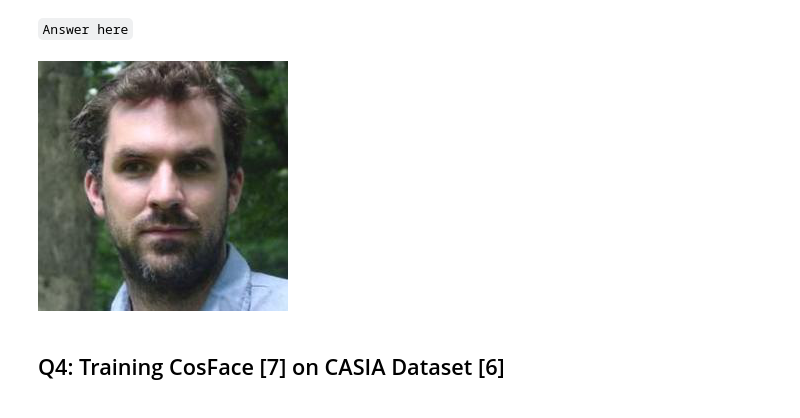
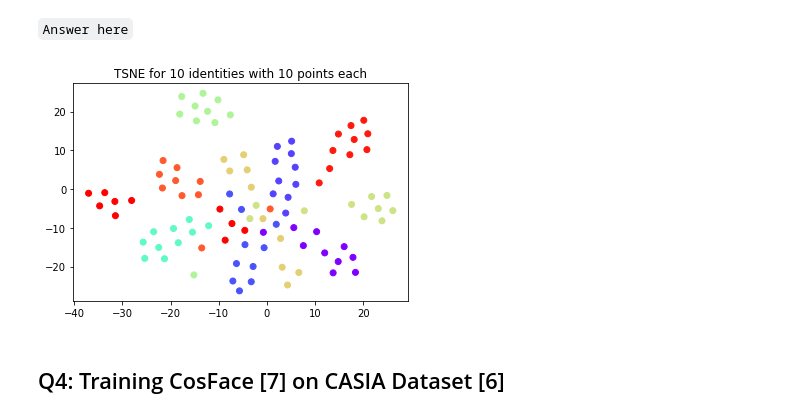
Before and after one commit to devanshuDesai/cse252d-sp21-hw2, a Jupyter notebook: hw2_questions.ipynb, the cells around one changed output. Cells and saved outputs as stored; diff of their text form; code cells hidden in the pictures.

```diff
--- a/hw2_questions.ipynb
+++ b/hw2_questions.ipynb
@@ -435,5 +442,0 @@ img_paths = glob.glob(f'{casia_dir}/*/*.jpg')
-# %%
-from PIL import Image
-Image.open(img_paths[2])
-# %% [output]
-[figure, removed]
@@ -442,3 +470,42 @@ Image.open(img_paths[2])
+# %%
+import faceNet
+import torch
+import dataLoader
+from torch.utils.data import DataLoader
+import matplotlib.pyplot as plt
+%matplotlib inline
+
+def plot_tsne(model, checkpoint):
+    os.chdir(f'../{model}')
+
+    # load model
+    net = faceNet.faceNet(feature=True, m=4)
+    net.load_state_dict(torch.load(f'{checkpoint}/net_6.pth'))
+
+    # load data
+    faceDataset = dataLoader.BatchLoader(
+    imageRoot='/datasets/cs252-sp21-A00-public/hw2_data/CASIA-WebFace',
+    alignmentRoot='data/tsne_landmark.txt')
+    faceLoader = DataLoader(faceDataset, batch_size=100)
+    features, targets = None, None
+    for batch in faceLoader:
+        features = net(batch['img']).data.numpy()
+        targets = batch['target'].data.numpy().reshape(-1)
+
+    # compute embeddings
+    from sklearn.manifold import TSNE
+    tsne = TSNE(2)
+    feature_embeddings = tsne.fit_transform(features)
+    x = feature_embeddings[:,0]
+    y = feature_embeddings[:,1]
+
+    # plot data
+    plt.scatter(x, y, c=targets, cmap=plt.cm.rainbow)
+    plt.title('TSNE for 10 identities with 10 points each')
+# %%
+plot_tsne('sphereFace', 'checkpoint_bn2')
+# %% [output]
+[figure, added]
 # %% [markdown]
 ## Q4: Training CosFace [7] on CASIA Dataset [6]
 # %% [markdown]
```
Also changed, not shown: parts of 18 cells of this notebook.
